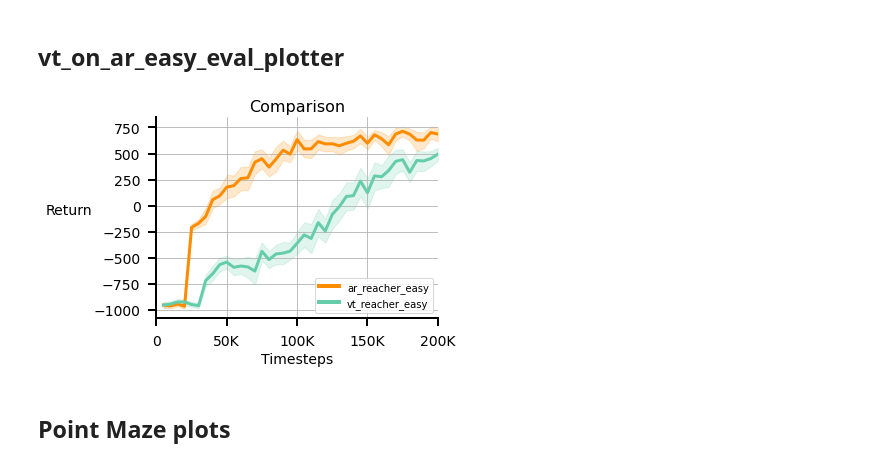
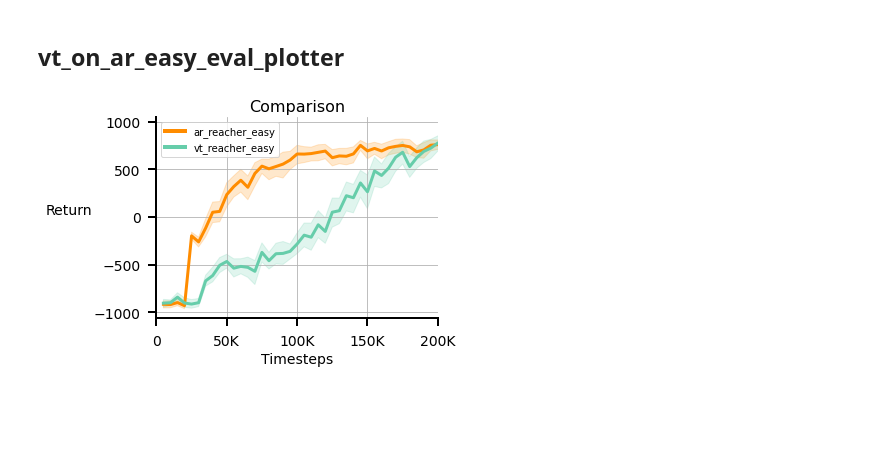
Before and after one commit to gauthamvasan/rl_suite, a Jupyter notebook: rl_suite/plot/reward_comparisons_plot.ipynb, the cells around one changed output. Drawn from its saved outputs; the diff is of its cells as text; code cells hidden in the pictures; blank space fills up the shorter version.

```diff
--- a/rl_suite/plot/reward_comparisons_plot.ipynb
+++ b/rl_suite/plot/reward_comparisons_plot.ipynb
@@ -231,12 +232,12 @@ plotter(basepath, color_palette, "Original DMReacher with Fixed Time Limit")
 # %%
-basepath = "/home/vasan/src/rl_suite/rl_suite/misc/results"
+basepath = "/home/vasan/scratch/tro_paper/rupam_eval"
 color_palette = {
-    "ar_reacher_easy": "darkorange",
-    "ar_reacher_hard": "royalblue",
+    "ar_reacher_easy_v2": "darkorange",
+    # "ar_reacher_hard": "royalblue",
     "vt_reacher_easy": "mediumaquamarine",
-    "vt_reacher_hard": "darkmagenta",
+    # "vt_reacher_hard": "darkmagenta",
     "ftl_reacher_easy": "teal",
-    "ftl_reacher_hard": "deeppink",
+    # "ftl_reacher_hard": "deeppink",
 }
 
 df = pd.DataFrame(columns=["env", "ret", "steps_to_goal"])
@@ -334,57 +315,35 @@ plotter(basepath, color_palette, "Point maze")
 # %% [markdown]
 ## vt_on_ar_easy_eval_plotter
 # %%
-setsizes()
-setaxes()
 df = pd.DataFrame(columns=["step", "avg_ret", "seed", "timeout"])
 legend_elements = []
 
-
 cfg = {
-    "ar_reacher_easy": {"color": "darkorange", "fp": "/home/vasan/src/rl_suite/rl_suite/misc/results/ar_reacher_easy/*_returns.txt"},
-    "vt_reacher_easy": {"color": "mediumaquamarine", "fp": "/home/vasan/src/rl_suite/rl_suite/misc/rupam_eval/vt_reacher_easy/*_eval_seed-*.txt"},
+    "ar_reacher_easy": {"color": "darkorange", "fp": "/home/vasan/scratch/tro_paper/rupam_eval/ar_reacher_easy_v2/*_returns.txt"},
+    "vt_reacher_easy": {"color": "mediumaquamarine", "fp": "/home/vasan/scratch/tro_paper/rupam_eval/vt_reacher_easy/*_ar_reacher_easy_v2_eval_seed-*.txt"},
 }
 
 color_palette = {
     "ar_reacher_easy": "darkorange",
     "vt_reacher_easy": "mediumaquamarine",
 }
 
 
 for env, env_dict in cfg.items():
     color = env_dict["color"]
     fp = env_dict["fp"]
     all_paths = glob.glob(fp)
     assert len(all_paths) > 0
     counter = 0
     for fp in all_paths:
         counter += 1
         data = np.loadtxt(fp)
         try:
             rets, timesteps = smoothed_curve(data[1], data[0], x_tick=5000, window_len=5000)
             for r, t in zip(rets, timesteps):
                 df = pd.concat([df, pd.DataFrame.from_records([{'env': env, 'seed':counter, 'step':t, 'avg_ret':r}])])
         except IndexError as e:
             print(f"Run {fp} incomplete. It was not added to the plot")
     legend_elements.append(Line2D([0], [0], color=color, lw=4, label=env),)
-
-# Plot
-# for env in envs:
-# plt.figure()
-plt_formatter()
-plt.xlim(0, 200000)
-
-sns.lineplot(x="step", y='avg_ret', data=df, hue='env', palette=color_palette)
-set_labels("Comparison", labelpad=25)
-
-# plt.legend(handles=legend_elements, loc='lower right')
-plt.legend(handles=legend_elements, loc='best')
-plt.tight_layout()
-plt.locator_params(axis='x', nbins=8)
-# plt.savefig(title+'.pdf', dpi=200)
-plt.show()
-plt.close()
 # %% [output]
-[figure, old version]
+[figure, new version]
-# %% [markdown]
-## Point Maze plots
```
Also changed, not shown: parts of 8 cells of this notebook, 1 other file.
